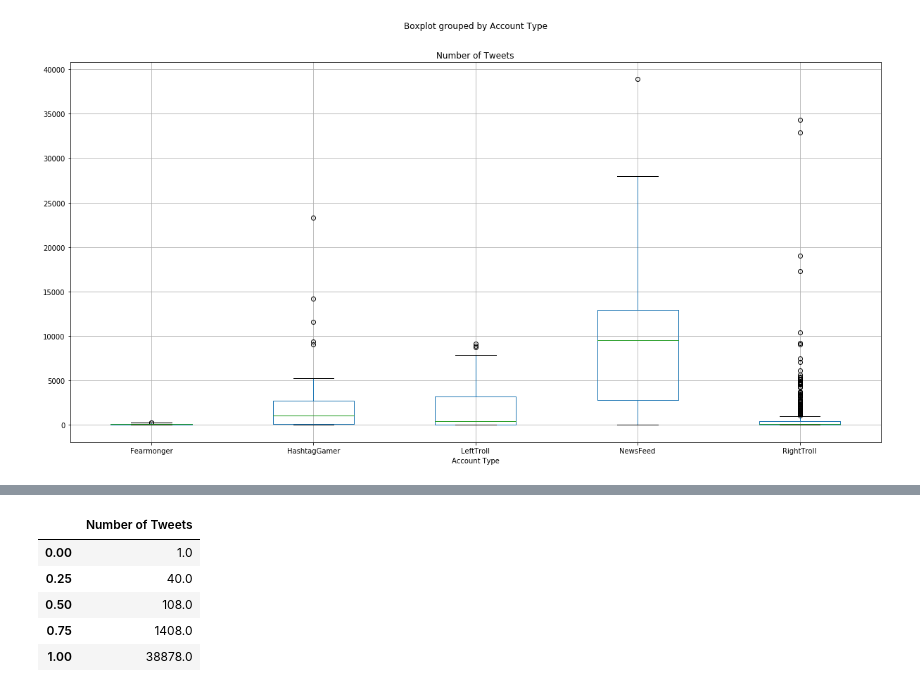
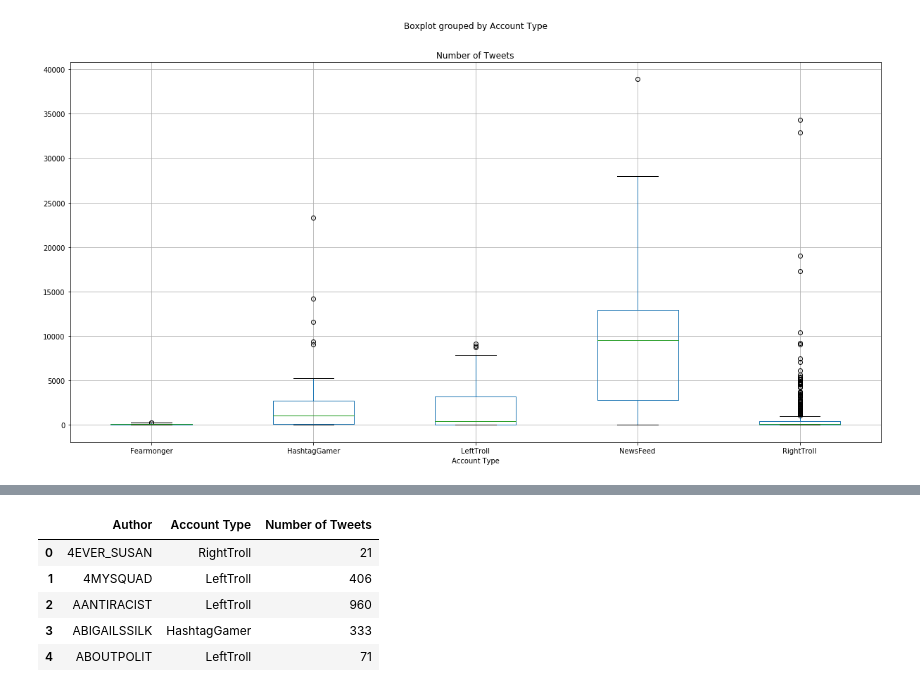
Before and after one commit to JGohl/TeamHashtag, a Jupyter notebook: AJZ Proj1 Analysis.ipynb, the cells around one changed output, grey strips where cells are left out. Cells and saved outputs as stored; diff of their text form; code cells hidden in the pictures.

```diff
--- a/AJZ Proj1 Analysis.ipynb
+++ b/AJZ Proj1 Analysis.ipynb
@@ -198,9 +192,18 @@ df_box.boxplot("Number of Tweets", figsize=(20, 10))
-# %%
-df_box.quantile([0,.25,0.5,0.75,1])
-# %% [output]
-|  | Number of Tweets |
-| 0.00 | 1.0 |
-| 0.25 | 40.0 |
-| 0.50 | 108.0 |
-| 0.75 | 1408.0 |
-| 1.00 | 38878.0 |
+# %%
+#Wish to look at account activity for during election
+df_box_election = pd.DataFrame(df_troll.loc[df_troll['time_period']=='Election season'].groupby(['author','account_category']).count()['external_author_id'])
+df_box_election = df_box_election.reset_index()
+df_box_election = df_box_election.rename(columns={'author':'Author',
+                                'account_category':'Account Type',
+                                'external_author_id':'Number of Tweets'
+                                                })
+df_box_election.head(5)
+#this dataframe holds the number of tweets each author made during the time period we defined as election season.
+#this dataframe also allows us to groupby account type.
+# %% [output]
+|  | Author | Account Type | Number of Tweets |
+| 0 | 4EVER_SUSAN | RightTroll | 21 |
+| 1 | 4MYSQUAD | LeftTroll | 406 |
+| 2 | AANTIRACIST | LeftTroll | 960 |
+| 3 | ABIGAILSSILK | HashtagGamer | 333 |
+| 4 | ABOUTPOLIT | LeftTroll | 71 |
```
Also changed, not shown: parts of 7 cells of this notebook, 3 other files.
